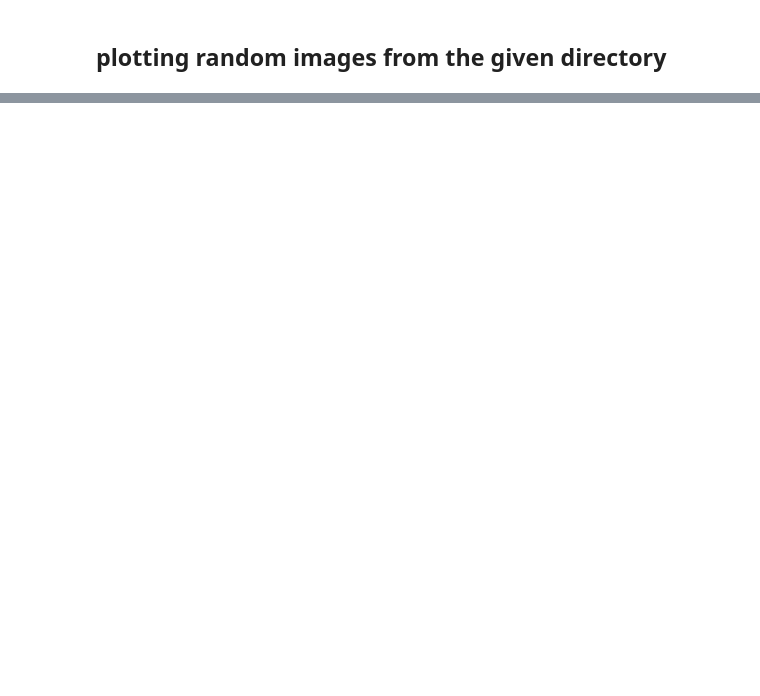
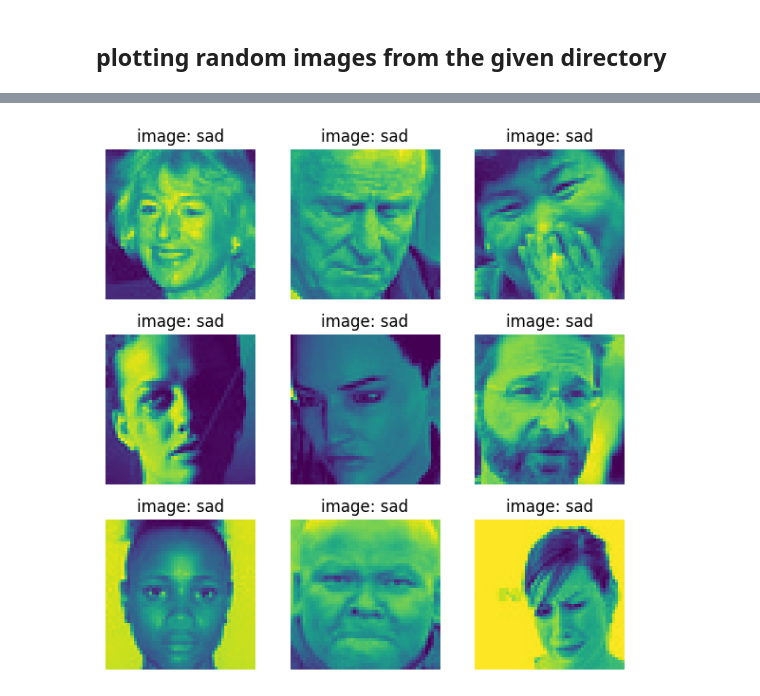
Before and after one commit to kamijoseph/FER2013-Emotion-Detection, a Jupyter notebook: notebooks/emotion_detection.ipynb, the cells around one changed output, grey strips where cells are left out. Saved outputs shown, nothing was run; the diff lists cells and outputs as text; code cells hidden in the pictures; blank space fills up the shorter version.

```diff
--- a/notebooks/emotion_detection.ipynb
+++ b/notebooks/emotion_detection.ipynb
@@ -144,0 +189,5 @@ for idx, emotion in enumerate(emotions, 1):
+# %%
+# plotting sad
+plot_from_dir(sad_path, cls_name="sad")
+# %% [output]
+[figure, added]
```
Also changed, not shown: parts of 10 cells of this notebook.
